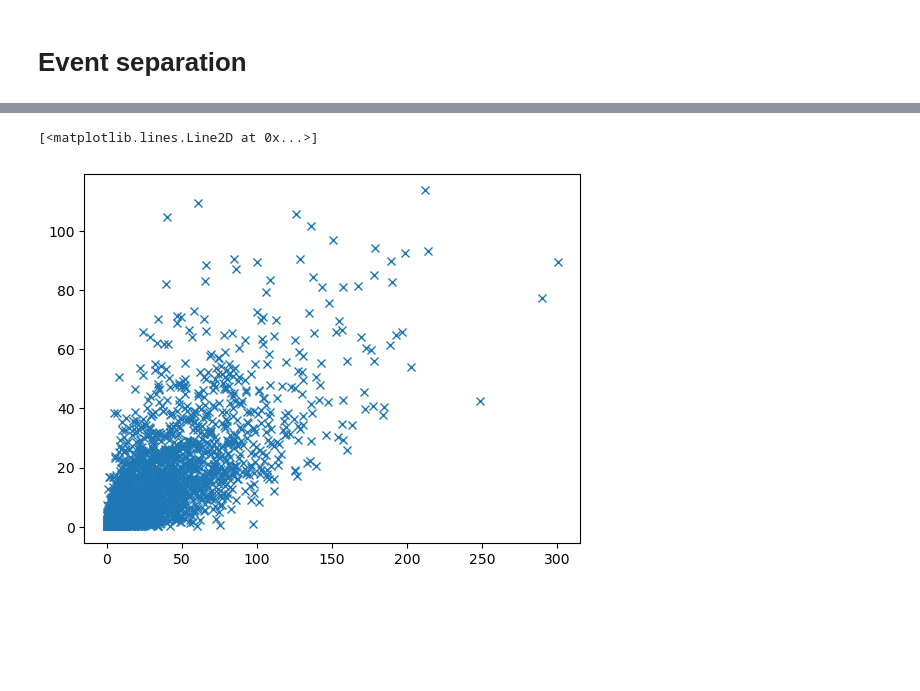
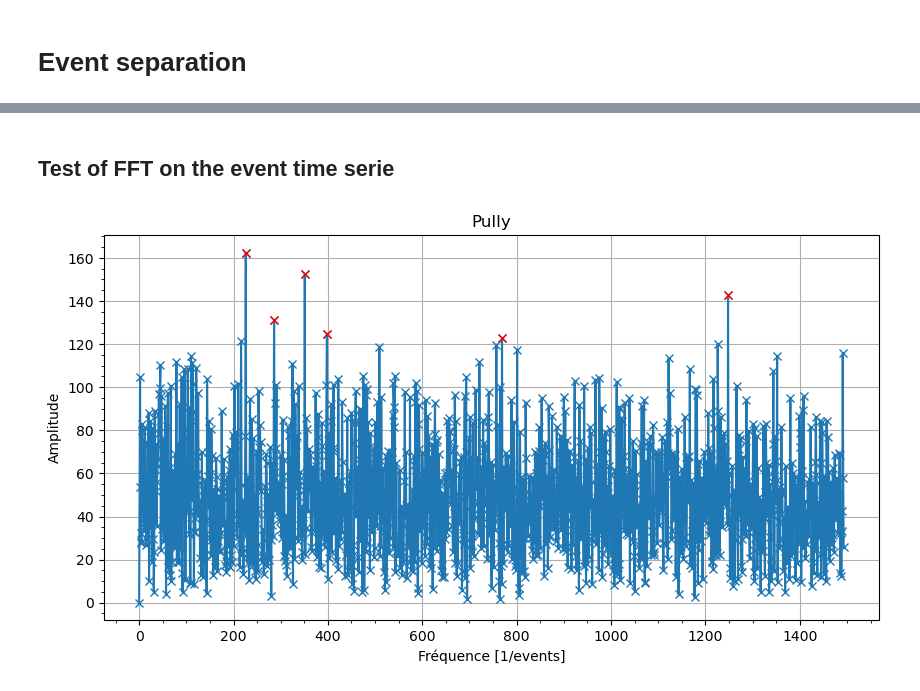
Before and after one commit to Eugnmttx/RainAnalysis, a Jupyter notebook: Version1/Event_separation.ipynb, the cells around one changed output, grey strips where cells are left out. Cells and saved outputs as stored; diff of their text form; code cells hidden in the pictures; blank space fills up the shorter version.

```diff
--- a/Version1/Event_separation.ipynb
+++ b/Version1/Event_separation.ipynb
@@ -12,7 +16,7 @@ import calendar
 # %%
 # Paramètres des données
 Stations = ['Aigle', 'Pully', 'Payerne', 'Fretaz', 'Dole', 'Nyon']
-stat_index = 2
+stat_index = 1
 Format = ['Minutes','Heures']
 form_index = 0
 
@@ -89,5 +112,26 @@ start_times = np.delete(start_times,0)
+# %% [markdown]
+## Test of FFT on the event time serie
 # %%
-plt.plot(durations, events,'x')
+signal = (np.array(events) - np.mean(events))/np.std(events)
+fft_vals = np.fft.fft(signal)
+fft_freqs = np.fft.fftfreq(len(signal), 1/len(signal))
+
+half_n = len(signal) // 2
+fft_vals_clean = np.abs(fft_vals[:half_n])
+fft_freqs_clean = fft_freqs[:half_n]
+
+high_val_filter = 0
+high_freq_filter = 100
+
+plt.figure(figsize=(10, 5))
+plt.plot(fft_freqs_clean[fft_vals_clean>high_val_filter], fft_vals_clean[fft_vals_clean>high_val_filter], 'x-')
+plt.plot(fft_freqs_clean[fft_vals_clean>np.max(fft_vals_clean*0.75)], fft_vals_clean[fft_vals_clean>np.max(fft_vals_clean*0.75)], 'xr')
+plt.title("Spectre de fréquence")
+plt.xlabel("Fréquence [1/events]")
+plt.ylabel("Amplitude")
+plt.title(Stations[stat_index])
+plt.minorticks_on()
+plt.grid(True)
+plt.show()
 # %% [output]
-[<matplotlib.lines.Line2D at 0x...>]
-[figure, old version]
+[figure, new version]
```
Also changed, not shown: parts of 10 cells of this notebook.
